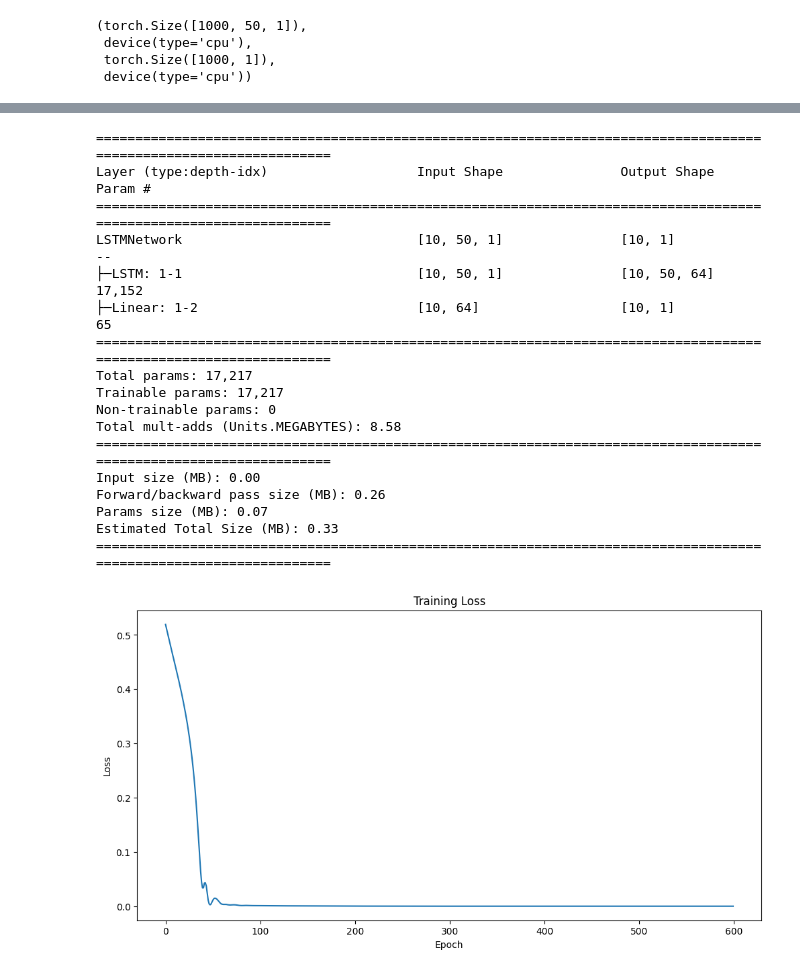
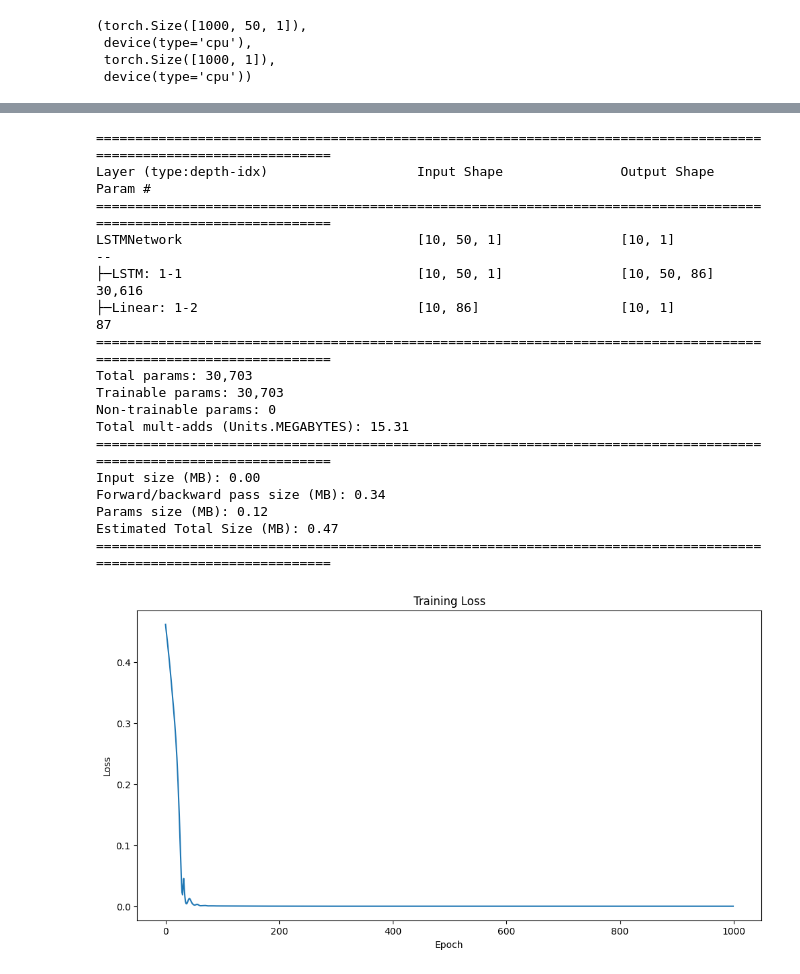
Before and after one commit to hetkpatel/BigBrainTrader, a Jupyter notebook: LSTM.ipynb, the cells around one changed output, grey strips where cells are left out. Cells and saved outputs as stored; diff of their text form; code cells hidden in the pictures.

```diff
--- a/LSTM.ipynb
+++ b/LSTM.ipynb
@@ -60,7 +60,7 @@ plt.show()
 # %%
 # 2. Define the LSTM network
 class LSTMNetwork(nn.Module):
-    def __init__(self, input_size=1, hidden_size=64, output_size=1, num_layers=1):
+    def __init__(self, input_size=1, hidden_size=86, output_size=1, num_layers=1):
         super(LSTMNetwork, self).__init__()
         self.hidden_size = hidden_size
         self.num_layers = num_layers
@@ -92,41 +92,41 @@ summary(
 Layer (type:depth-idx)                   Input Shape               Output Shape              Param #
 ===================================================================================================================
 LSTMNetwork                              [10, 50, 1]               [10, 1]                   --
-├─LSTM: 1-1                              [10, 50, 1]               [10, 50, 64]              17,152
-├─Linear: 1-2                            [10, 64]                  [10, 1]                   65
+├─LSTM: 1-1                              [10, 50, 1]               [10, 50, 86]              30,616
+├─Linear: 1-2                            [10, 86]                  [10, 1]                   87
 ===================================================================================================================
-Total params: 17,217
-Trainable params: 17,217
+Total params: 30,703
+Trainable params: 30,703
 Non-trainable params: 0
-Total mult-adds (Units.MEGABYTES): 8.58
+Total mult-adds (Units.MEGABYTES): 15.31
 ===================================================================================================================
 Input size (MB): 0.00
-Forward/backward pass size (MB): 0.26
-Params size (MB): 0.07
-Estimated Total Size (MB): 0.33
+Forward/backward pass size (MB): 0.34
+Params size (MB): 0.12
+Estimated Total Size (MB): 0.47
 ===================================================================================================================
 # %%
 loss_line = []
 # %%
 # 4. Train the LSTM network
-num_epochs = 400
+num_epochs = 1000
 for epoch in (pbar := tqdm(range(num_epochs))):
     outputs = model(X)
     optimizer.zero_grad()
     loss = criterion(outputs, y)
     pbar.set_postfix_str(f"Loss: {loss.item()}")
     loss_line.append(loss.item())
     loss.backward()
     optimizer.step()
 
 plt.figure(figsize=(12, 6))
 plt.plot(loss_line)
 plt.title("Training Loss")
 plt.xlabel("Epoch")
 plt.ylabel("Loss")
 plt.show()
 # %% [output]
-[figure, old version]
+[figure, new version]
 # %%
 # 5. Make predictions
 model.eval()
```
Also changed, not shown: parts of 3 cells of this notebook, 10 other files.
